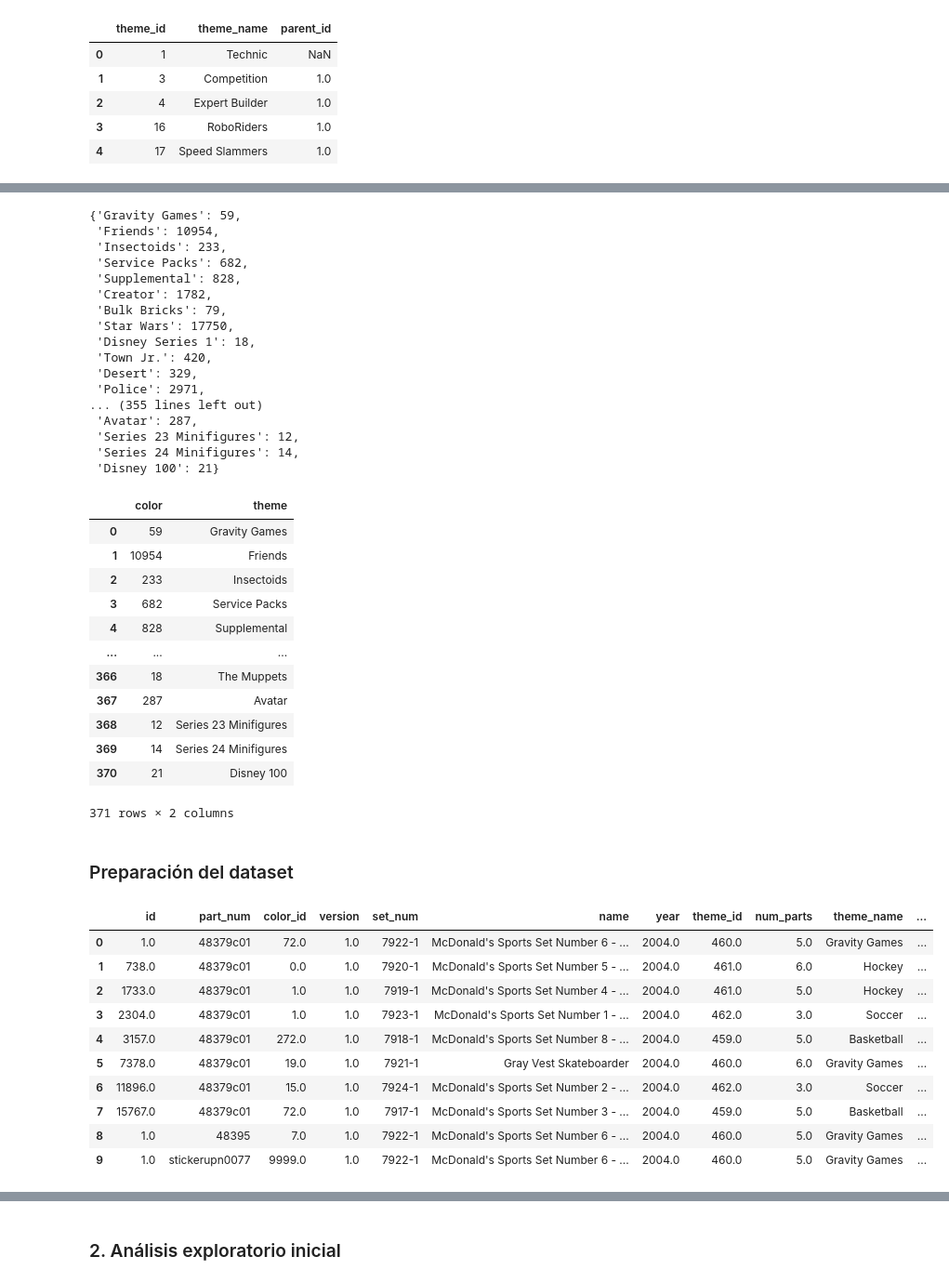
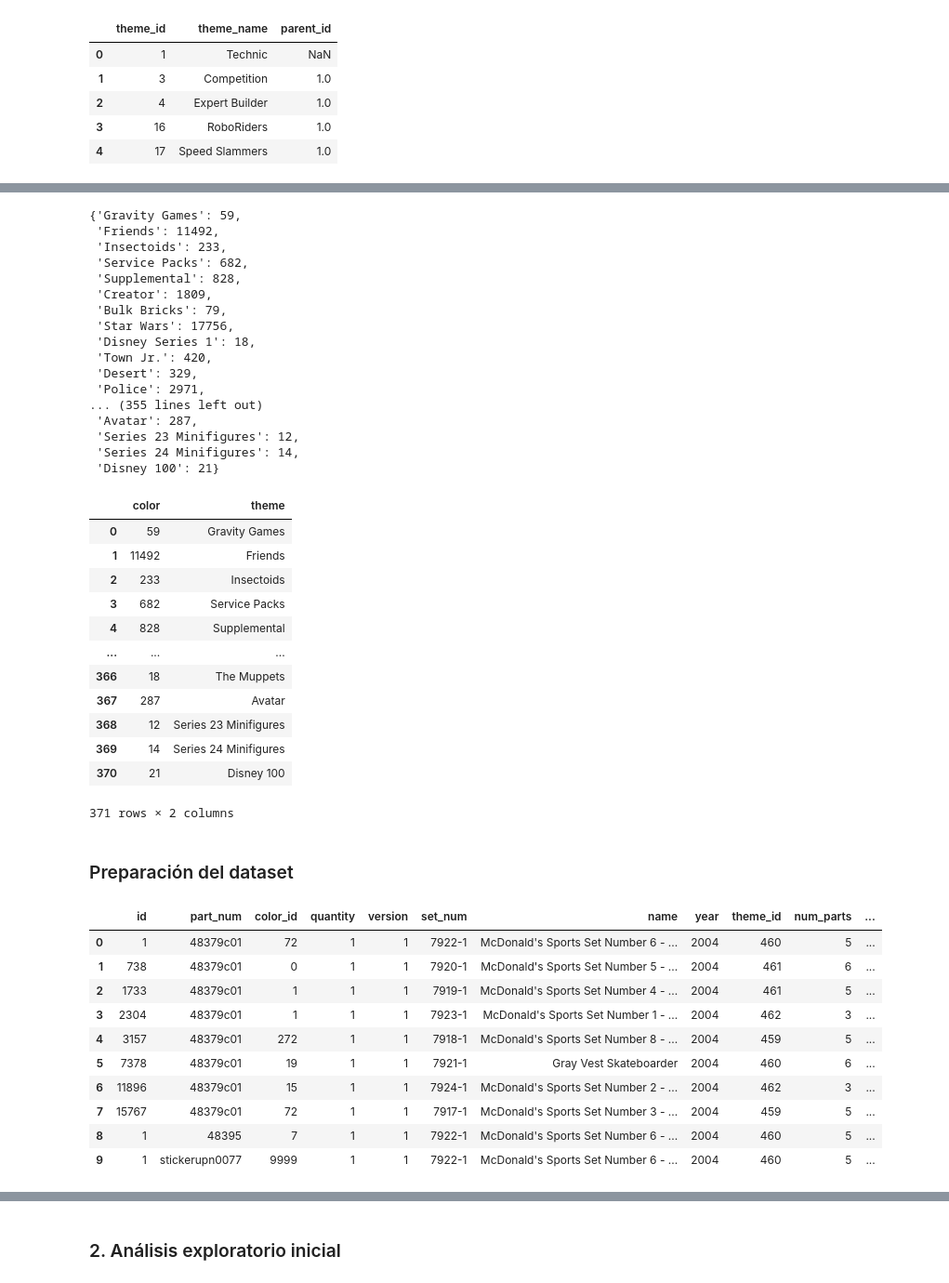
Before and after one commit to BenjaSar/AdD, a Jupyter notebook: TP_Integrador_AdD.ipynb, the cells around one changed output, grey strips where cells are left out. Shown at 93% size. Drawn from its saved outputs; the diff is of its cells as text; code cells hidden in the pictures.

Commit message:
New dataframe[df]

```diff
--- a/TP_Integrador_AdD.ipynb
+++ b/TP_Integrador_AdD.ipynb
@@ -516,7 +521,7 @@ inventory_parts
 #Merge the datasets 'inventory_parts' with 'sets_themes_inv' by the column "id"
 result = pd.merge(inventory_parts, sets_themes_inv, on="id")
 # %%
-#Delete the columns 'quantity', 'is_spare' and 'img_url' of the set 'result'
-result = result.drop(columns=['quantity','is_spare','img_url'])
+#Delete the columns 'is_spare' and 'img_url' of the set 'result'
+result = result.drop(columns=['is_spare','img_url'])
 result.head()
 # %% [output]
@@ -556,13 +561,13 @@ for i in Theme_color['theme_name'].unique():
 first_color_theme
 # %% [output]
 {'Gravity Games': 59,
- 'Friends': 10954,
+ 'Friends': 11492,
  'Insectoids': 233,
  'Service Packs': 682,
  'Supplemental': 828,
- 'Creator': 1782,
+ 'Creator': 1809,
  'Bulk Bricks': 79,
- 'Star Wars': 17750,
+ 'Star Wars': 17756,
  'Disney Series 1': 18,
  'Town Jr.': 420,
  'Desert': 329,
@@ -578,7 +583,7 @@ first_color_theme_df
 # %% [output]
 |  | color | theme |
 | 0 | 59 | Gravity Games |
-| 1 | 10954 | Friends |
+| 1 | 11492 | Friends |
 | 2 | 233 | Insectoids |
 | 3 | 682 | Service Packs |
 | 4 | 828 | Supplemental |
@@ -595,20 +600,20 @@ first_color_theme_df
 parts.rename(columns={'name':'Description'}, inplace=True)
 # %%
 #num_part = number of pieces
-result_part = pd.merge(result, parts, how= 'outer', on='part_num')
+result_part = pd.merge(result, parts, how= 'inner', on='part_num')
 result_part.head(10)
 # %% [output]
-|  | id | part_num | color_id | version | set_num | name | year | theme_id | num_parts | theme_name | ... |
-| 0 | 1.0 | 48379c01 | 72.0 | 1.0 | 7922-1 | McDonald's Sports Set Number 6 - ... | 2004.0 | 460.0 | 5.0 | Gravity Games | ... |
-| 1 | 738.0 | 48379c01 | 0.0 | 1.0 | 7920-1 | McDonald's Sports Set Number 5 - ... | 2004.0 | 461.0 | 6.0 | Hockey | ... |
-| 2 | 1733.0 | 48379c01 | 1.0 | 1.0 | 7919-1 | McDonald's Sports Set Number 4 - ... | 2004.0 | 461.0 | 5.0 | Hockey | ... |
-| 3 | 2304.0 | 48379c01 | 1.0 | 1.0 | 7923-1 | McDonald's Sports Set Number 1 - ... | 2004.0 | 462.0 | 3.0 | Soccer | ... |
-| 4 | 3157.0 | 48379c01 | 272.0 | 1.0 | 7918-1 | McDonald's Sports Set Number 8 - ... | 2004.0 | 459.0 | 5.0 | Basketball | ... |
-| 5 | 7378.0 | 48379c01 | 19.0 | 1.0 | 7921-1 | Gray Vest Skateboarder | 2004.0 | 460.0 | 6.0 | Gravity Games | ... |
-| 6 | 11896.0 | 48379c01 | 15.0 | 1.0 | 7924-1 | McDonald's Sports Set Number 2 - ... | 2004.0 | 462.0 | 3.0 | Soccer | ... |
-| 7 | 15767.0 | 48379c01 | 72.0 | 1.0 | 7917-1 | McDonald's Sports Set Number 3 - ... | 2004.0 | 459.0 | 5.0 | Basketball | ... |
-| 8 | 1.0 | 48395 | 7.0 | 1.0 | 7922-1 | McDonald's Sports Set Number 6 - ... | 2004.0 | 460.0 | 5.0 | Gravity Games | ... |
-| 9 | 1.0 | stickerupn0077 | 9999.0 | 1.0 | 7922-1 | McDonald's Sports Set Number 6 - ... | 2004.0 | 460.0 | 5.0 | Gravity Games | ... |
+|  | id | part_num | color_id | quantity | version | set_num | name | year | theme_id | num_parts | ... |
+| 0 | 1 | 48379c01 | 72 | 1 | 1 | 7922-1 | McDonald's Sports Set Number 6 - ... | 2004 | 460 | 5 | ... |
+| 1 | 738 | 48379c01 | 0 | 1 | 1 | 7920-1 | McDonald's Sports Set Number 5 - ... | 2004 | 461 | 6 | ... |
+| 2 | 1733 | 48379c01 | 1 | 1 | 1 | 7919-1 | McDonald's Sports Set Number 4 - ... | 2004 | 461 | 5 | ... |
+| 3 | 2304 | 48379c01 | 1 | 1 | 1 | 7923-1 | McDonald's Sports Set Number 1 - ... | 2004 | 462 | 3 | ... |
+| 4 | 3157 | 48379c01 | 272 | 1 | 1 | 7918-1 | McDonald's Sports Set Number 8 - ... | 2004 | 459 | 5 | ... |
+| 5 | 7378 | 48379c01 | 19 | 1 | 1 | 7921-1 | Gray Vest Skateboarder | 2004 | 460 | 6 | ... |
+| 6 | 11896 | 48379c01 | 15 | 1 | 1 | 7924-1 | McDonald's Sports Set Number 2 - ... | 2004 | 462 | 3 | ... |
+| 7 | 15767 | 48379c01 | 72 | 1 | 1 | 7917-1 | McDonald's Sports Set Number 3 - ... | 2004 | 459 | 5 | ... |
+| 8 | 1 | 48395 | 7 | 1 | 1 | 7922-1 | McDonald's Sports Set Number 6 - ... | 2004 | 460 | 5 | ... |
+| 9 | 1 | stickerupn0077 | 9999 | 1 | 1 | 7922-1 | McDonald's Sports Set Number 6 - ... | 2004 | 460 | 5 | ... |
 # %%
 result_part.info()
 # %% [output]
```
Also changed, not shown: parts of 61 cells of this notebook.
